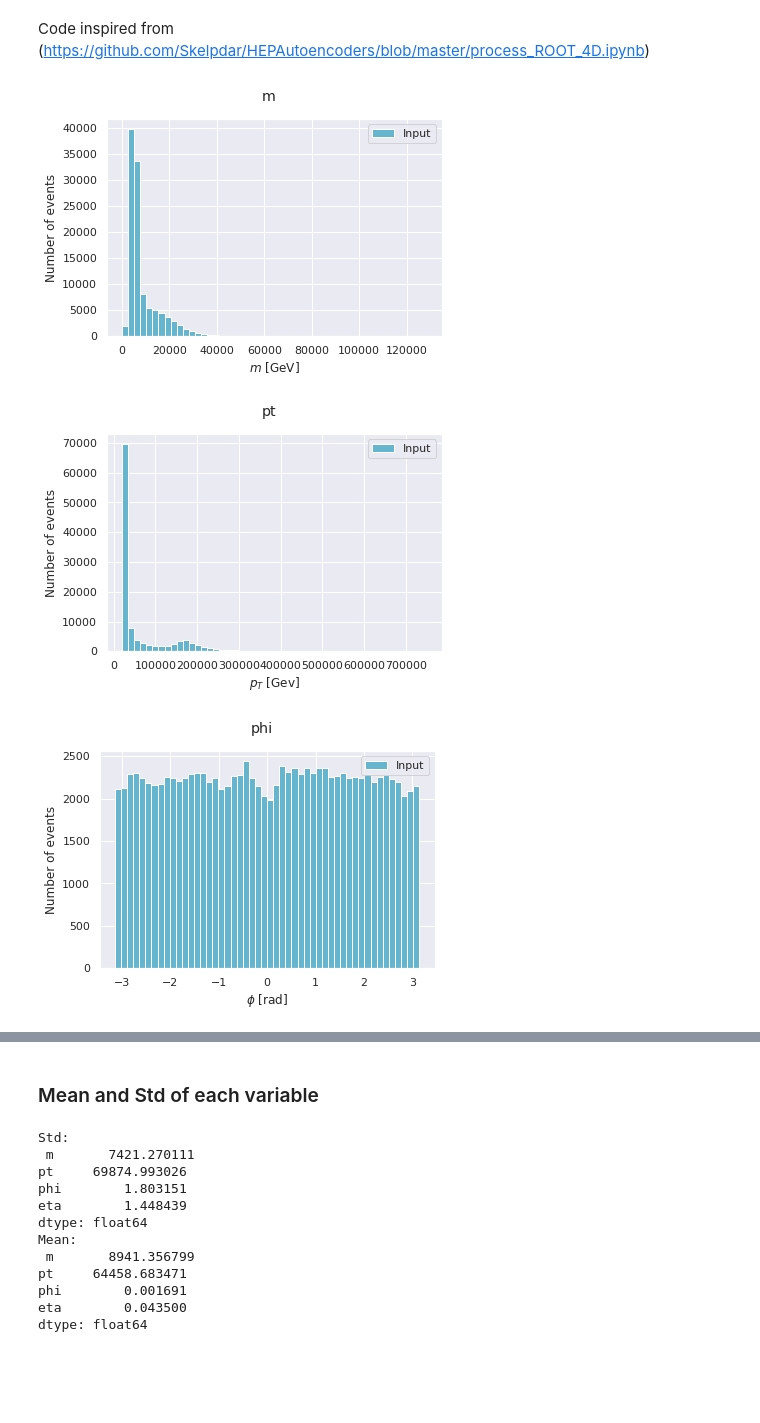
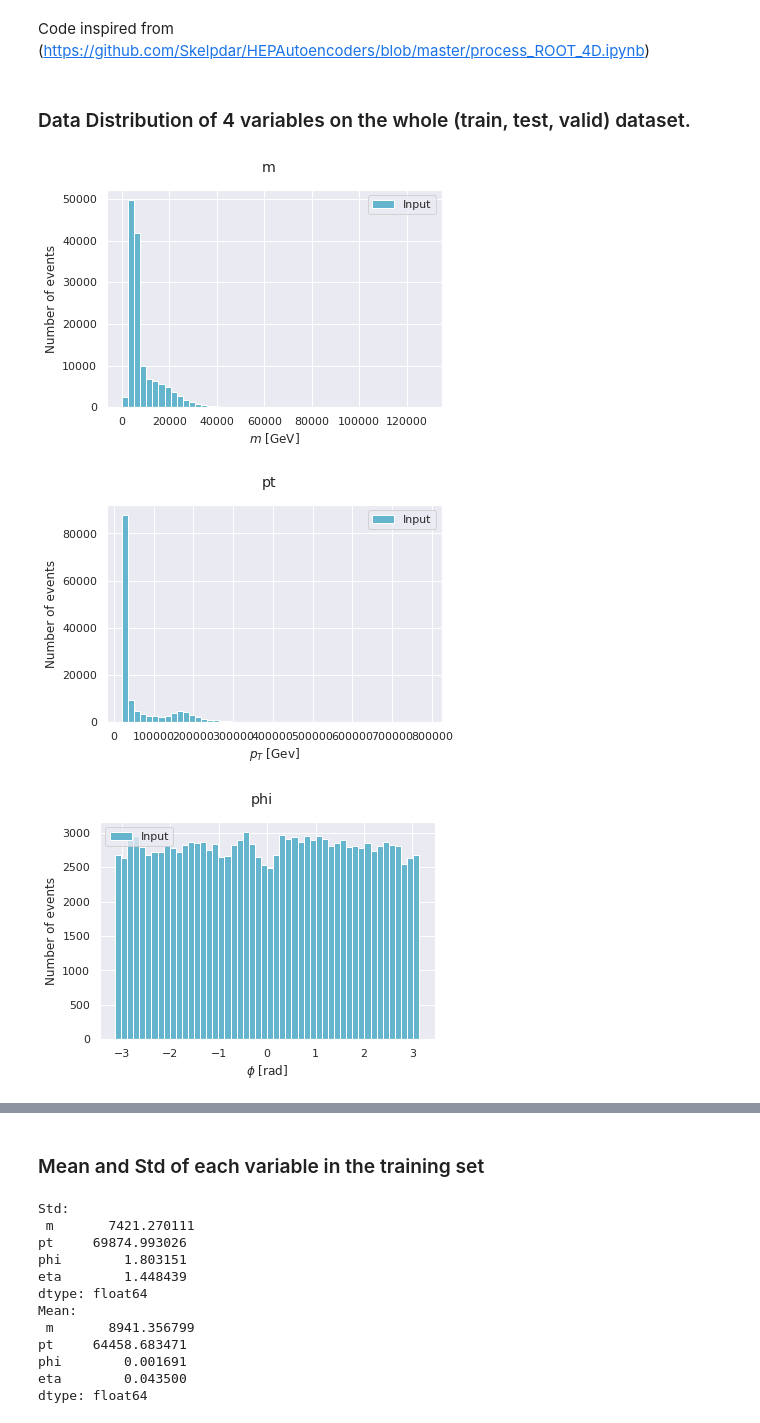
Before and after one commit to ATLAS-Autoencoders-GSoC-2020-Closed/gsoc-assignment-prabh27, a Jupyter notebook: autoencoder_4D.ipynb, the cells around one changed output, grey strips where cells are left out. Drawn from its saved outputs; the diff is of its cells as text; code cells hidden in the pictures; blank space fills up the shorter version.

```diff
--- a/autoencoder_4D.ipynb
+++ b/autoencoder_4D.ipynb
@@ -74,8 +75,8 @@ train.head()
 # %% [markdown]
 ### Test Data
 # %%
-test = pd.read_pickle("dataset/all_jets_test_4D_100_percent.pkl")
-test.head()
+test_data = pd.read_pickle("dataset/all_jets_test_4D_100_percent.pkl")
+test_data.head()
 # %% [output]
 |  | m | pt | phi | eta |
 | 85972 | 4983.729980 | 23798.070312 | 1.962157 | -0.059532 |
@@ -85,0 +93,8 @@ test.head()
+# %%
+msk = np.random.rand(len(test_data)) < 0.5
+test = test_data[msk]
+valid = test_data[~msk]
+print ("Length of training set: ", len(train))
+print ("Length of test set: ", len(test))
+print ("Length of validation set: ", len(valid))
+valid.head()
@@ -87,7 +112,7 @@ test.head()
 ### Combined Dataset
 # %%
 combined_data = train
-combined_data = combined_data.append(test)
+combined_data = combined_data.append(test_data)
 combined_data.shape
 # %% [output]
 (139723, 4)
@@ -109,27 +136,29 @@ Code inspired from (https://github.com/Skelpdar/HEPAutoencoders/blob/master/proc
 # %%
 # Store all the figures in the figures/ folder
 figures_folder = 'figures/'
+# %% [markdown]
+### Data Distribution of 4 variables on the whole (train, test, valid) dataset.
 # %%
 plt.close('all')
 unit_list = ['[GeV]', '[Gev]', '[rad]', '[rad]']
 variable_list = [r'$m$', r'$p_T$', r'$\phi$', r'$\eta$']
 line_style = ['--', '-']
 colors = ['orange', 'c']
 markers = ['*', 's']
 
 # Histograms
 alpha = 1
 n_bins = 50
 for i in np.arange(4):
     plt.figure(i + 4)
-    n_hist_data, bin_edges, _ = plt.hist(train.iloc[:,i], color=colors[1], label='Input', alpha=alpha, bins=n_bins)
+    n_hist_data, bin_edges, _ = plt.hist(combined_data.iloc[:,i], color=colors[1], label='Input', alpha=alpha, bins=n_bins)
     plt.suptitle(test.columns[i])
     plt.xlabel(variable_list[i] + ' ' + unit_list[i])
     plt.ylabel('Number of events')
     plt.legend()
     fig_name = 'train_data_hist_%s' % train.columns[i]
-#     plt.savefig(figures_folder + fig_name)
+    plt.savefig(figures_folder + fig_name)
 # %% [output]
-[figure, old version]
+[figure, new version]
-[figure, old version]
+[figure, new version]
-[figure, old version]
+[figure, new version]
@@ -137,5 +166,5 @@ for i in np.arange(4):
 # %% [markdown]
-### Mean and Std of each variable
+### Mean and Std of each variable in the training set
 # %%
 print("Std:\n", train.std())
 print("Mean:\n", train.mean())
```
Also changed, not shown: parts of 51 cells of this notebook, 9 other files.
